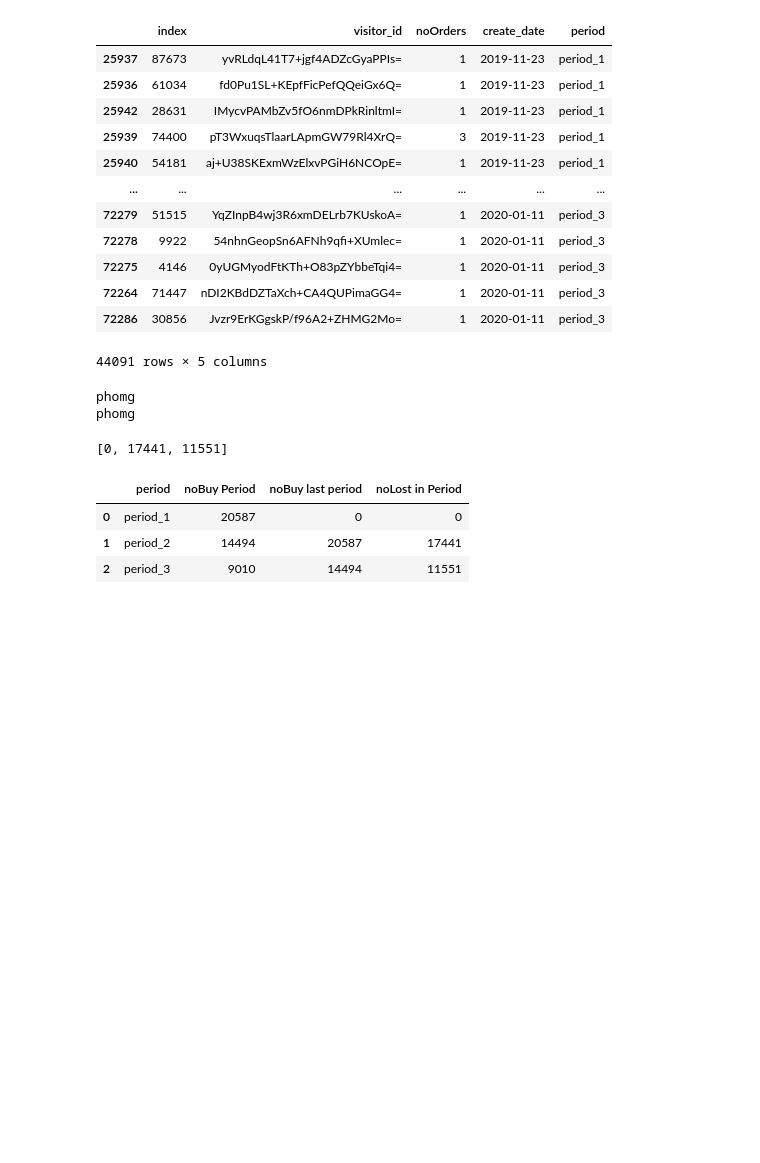
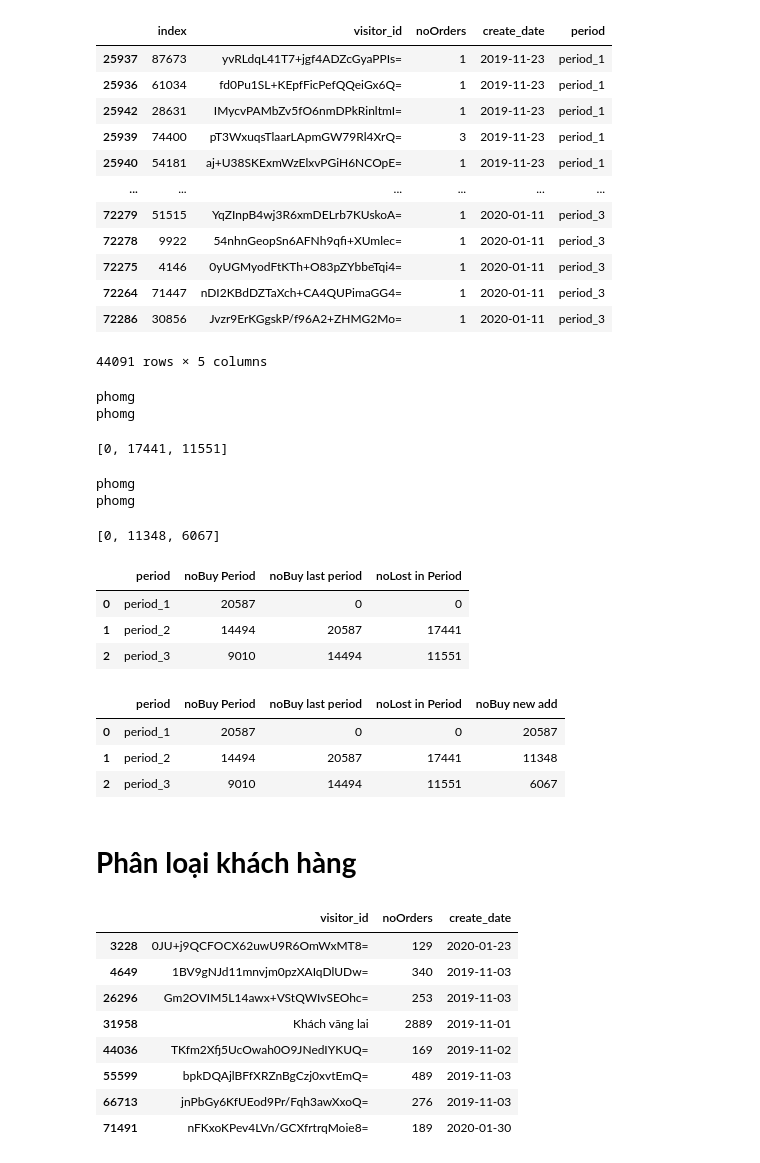
Before and after one commit to Windlee2705/Bussiness-Data-Analyst, a Jupyter notebook: cleaning/communication.ipynb, the cells around one changed output. Drawn from its saved outputs; the diff is of its cells as text; code cells hidden in the pictures; blank space fills up the shorter version.

```diff
--- a/cleaning/communication.ipynb
+++ b/cleaning/communication.ipynb
@@ -603,3 +603,20 @@ lost_arr
 phomg
 phomg
 [0, 17441, 11551]
+# %%
+# Tìm ra những id không mua ở kỳ 1 nhưng lại bắt đầu mua ở kỳ 2, tức là khách hàng mới
+new_arr = [0]
+for i in range(2,len(data_frame2_group["period"].unique())+1,1) :
+    print("phomg")
+    count =0
+    period1 = data_frame2_dropDup.loc[data_frame2_dropDup["period"]=="period_" + str(i-1)]["visitor_id"].unique()
+    period2 = data_frame2_dropDup.loc[data_frame2_dropDup["period"]=="period_" + str(i)]["visitor_id"].unique()
+    for j in range(len(period2)):
+        if(period2[j] not in period1) :
+            count +=1
+    new_arr.append(count)
+new_arr
+# %% [output]
+phomg
+phomg
+[0, 11348, 6067]
@@ -614 +637,9 @@ data_frame2_group
+# %%
+data_frame2_group["noBuy new add"] =  data_frame2_group.apply(func_add, axis = 1)
+data_frame2_group
+# %% [output]
+|  | period | noBuy Period | noBuy last period | noLost in Period | noBuy new add |
+| 0 | period_1 | 20587 | 0 | 0 | 20587 |
+| 1 | period_2 | 14494 | 20587 | 17441 | 11348 |
+| 2 | period_3 | 9010 | 14494 | 11551 | 6067 |
 # %%
@@ -615,0 +647,16 @@ data_frame2_group.to_csv("./data_cleaning/data_frame2_group.csv")
+# %% [markdown]
+# **Phân loại khách hàng**
+# %%
+data_test = pd.read_csv("./data_cleaning/data_buy.csv")
+data_test=data_test.sort_values(by=["visitor_id","noOrders"],ascending=[1,0]).drop_duplicates(subset=["visitor_id"],keep="first")
+data_test.loc[data_test["noOrders"]> 100]
+# %% [output]
+|  | visitor_id | noOrders | create_date |
+| 3228 | 0JU+j9QCFOCX62uwU9R6OmWxMT8= | 129 | 2020-01-23 |
+| 4649 | 1BV9gNJd11mnvjm0pzXAIqDlUDw= | 340 | 2019-11-03 |
+| 26296 | Gm2OVIM5L14awx+VStQWIvSEOhc= | 253 | 2019-11-03 |
+| 31958 | Khách vãng lai | 2889 | 2019-11-01 |
+| 44036 | TKfm2Xfj5UcOwah0O9JNedIYKUQ= | 169 | 2019-11-02 |
+| 55599 | bpkDQAjlBFfXRZnBgCzj0xvtEmQ= | 489 | 2019-11-03 |
+| 66713 | jnPbGy6KfUEod9Pr/Fqh3awXxoQ= | 276 | 2019-11-03 |
+| 71491 | nFKxoKPev4LVn/GCXfrtrqMoie8= | 189 | 2020-01-30 |
```
Also changed, not shown: parts of 3 cells of this notebook, 3 other files.
